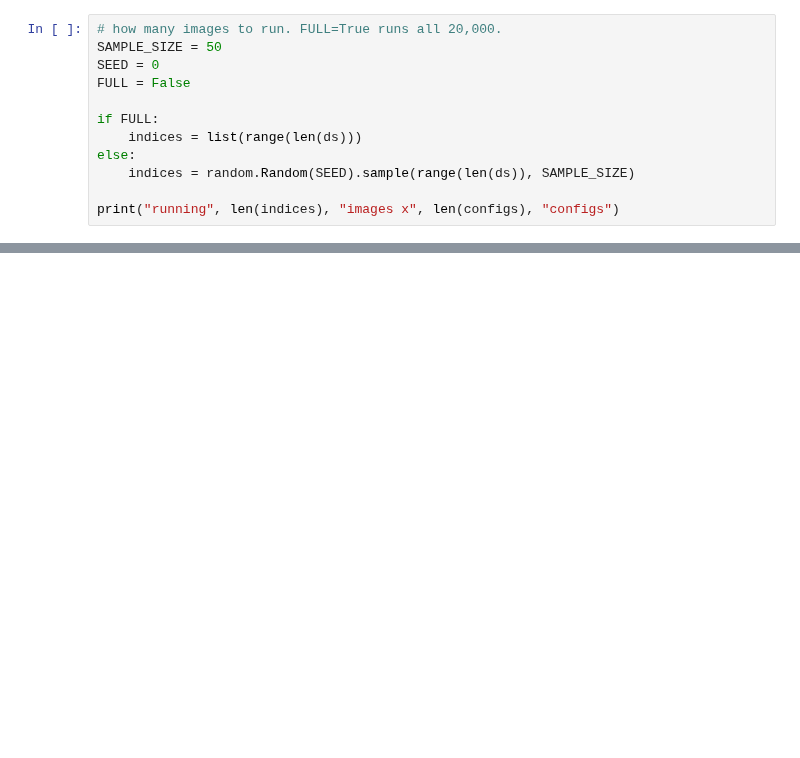
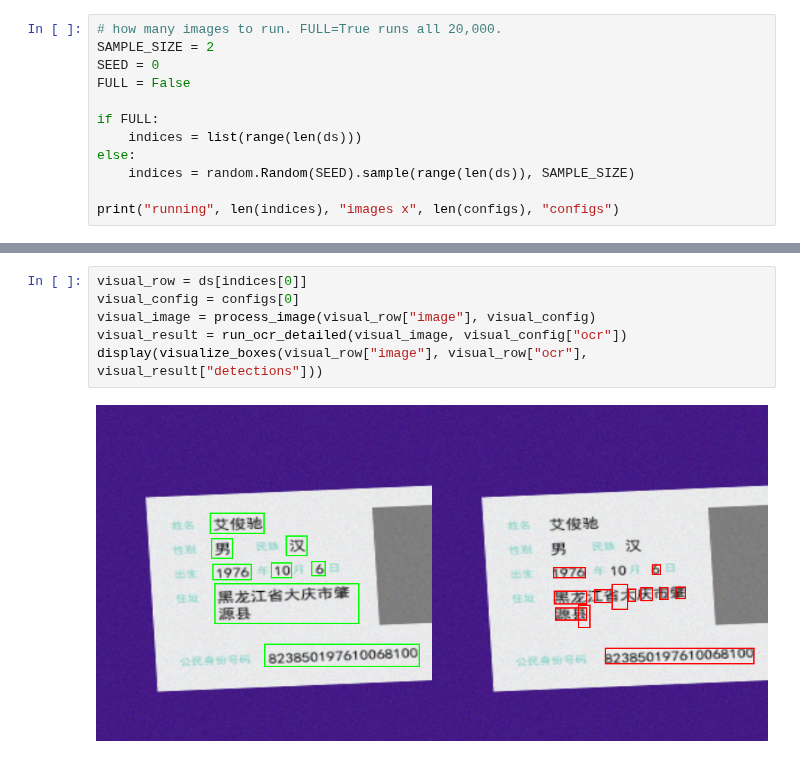
Before and after one commit to nizar-tal/E2EML-Project-ICP, a Jupyter notebook: projects/ICP/ICP.ipynb, the cells around one changed output, grey strips where cells are left out. Cells and saved outputs as stored; diff of their text form; blank space fills up the shorter version.

Commit message:
add metrics and configs

```diff
--- a/projects/ICP/ICP.ipynb
+++ b/projects/ICP/ICP.ipynb
@@ -43,6 +55,6 @@ with open("pipeline_configs.json") as f:
 # %%
 # how many images to run. FULL=True runs all 20,000.
-SAMPLE_SIZE = 50
+SAMPLE_SIZE = 2
 SEED = 0
 FULL = False
 
@@ -70,3 +83,11 @@ easyocr ready in 1.5s
+# %%
+visual_row = ds[indices[0]]
+visual_config = configs[0]
+visual_image = process_image(visual_row["image"], visual_config)
+visual_result = run_ocr_detailed(visual_image, visual_config["ocr"])
+display(visualize_boxes(visual_row["image"], visual_row["ocr"], visual_result["detections"]))
+# %% [output]
+[figure, added]
 # %%
 rows = []
 for config in configs:
```
Also changed, not shown: parts of 10 cells of this notebook, 3 other files.
